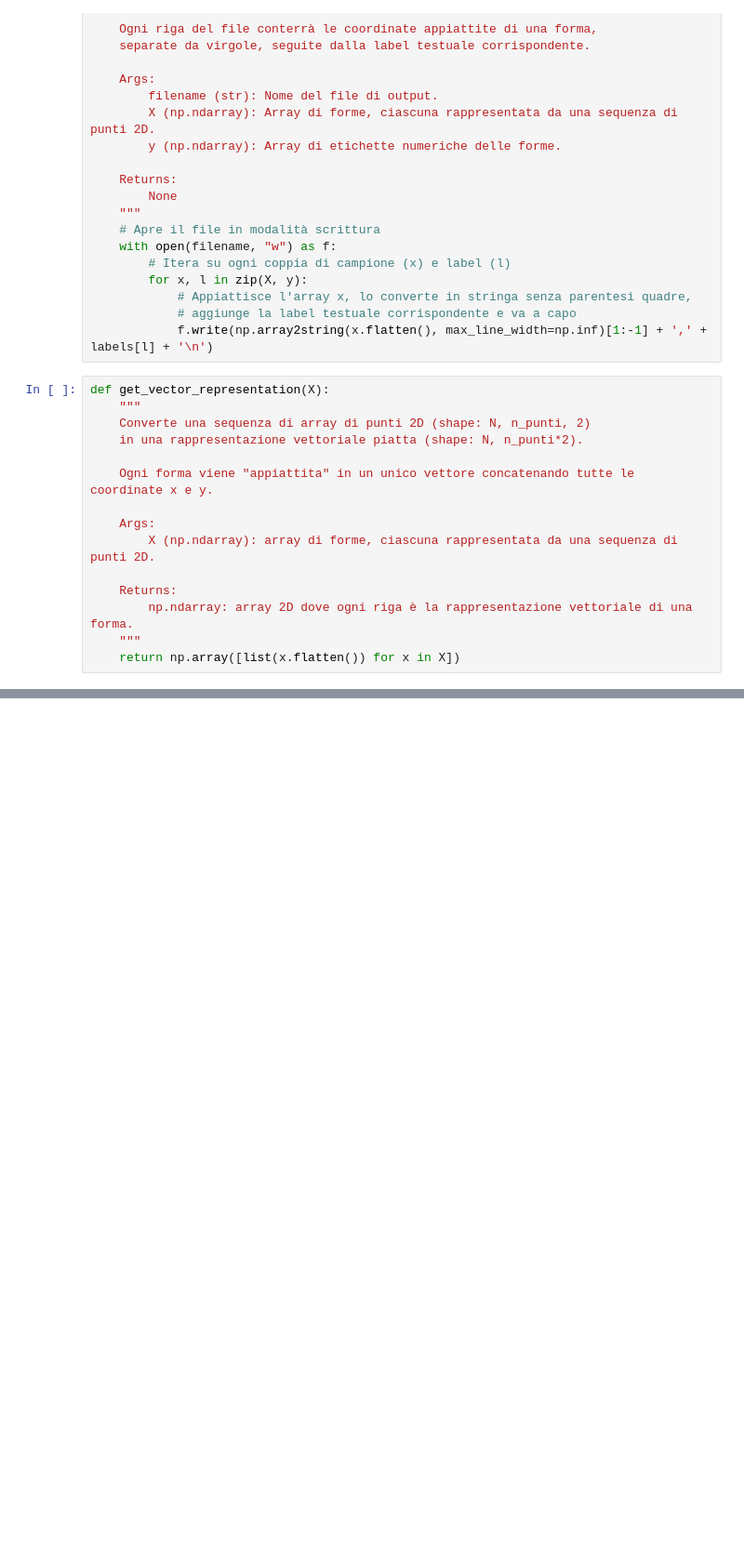
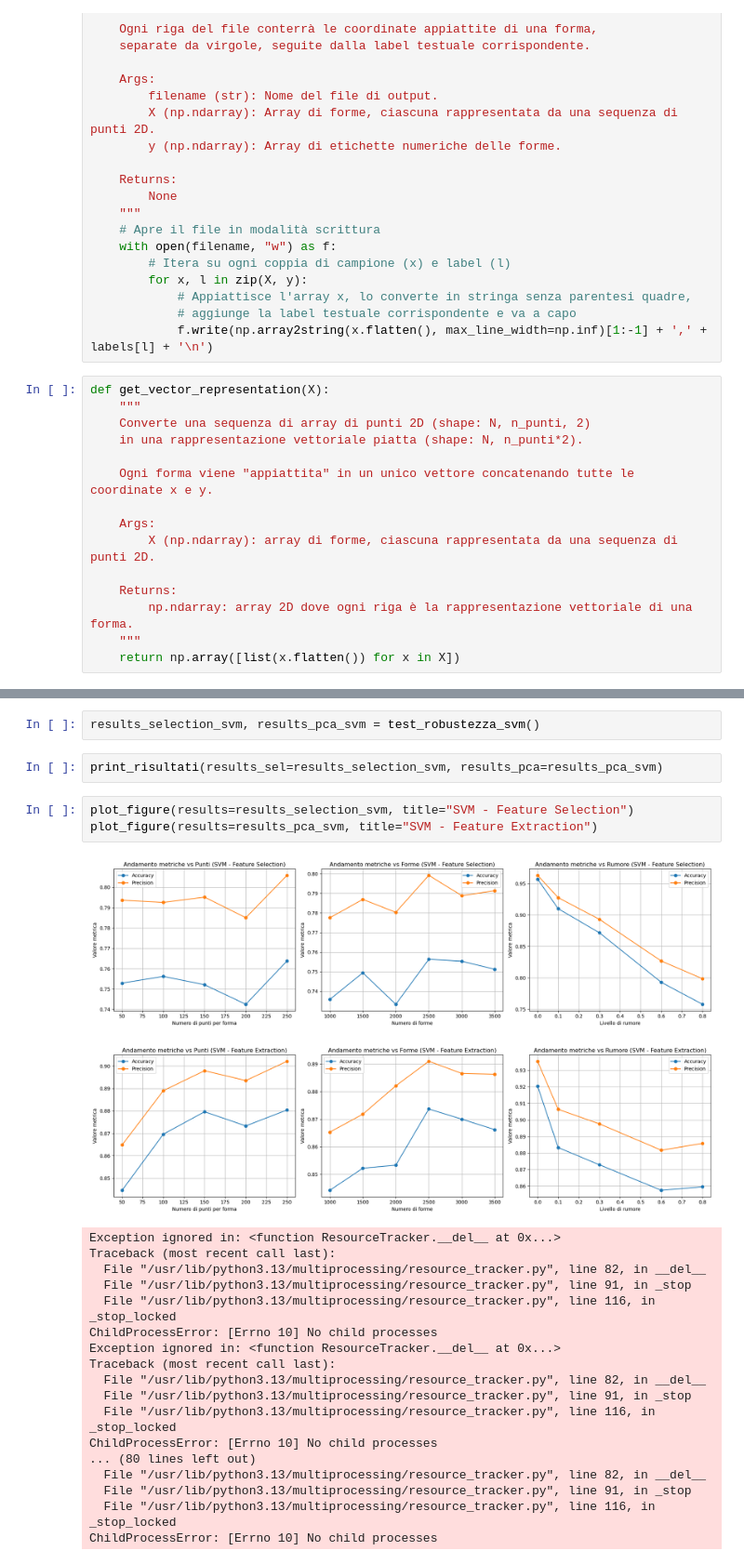
Before and after one commit to IonutZbir/University, a Jupyter notebook: Terzo_Anno/DataMining/esame/riconoscimento_forme_finale.ipynb, the cells around one changed output, grey strips where cells are left out. Shown at 93% size. Saved outputs shown, nothing was run; the diff lists cells and outputs as text; blank space fills up the shorter version.

```diff
--- a/Terzo_Anno/DataMining/esame/riconoscimento_forme_finale.ipynb
+++ b/Terzo_Anno/DataMining/esame/riconoscimento_forme_finale.ipynb
@@ -645,0 +1316,27 @@ Accuracy sul test set: 0.9100
+# %%
+results_selection_svm, results_pca_svm = test_robustezza_svm()
+# %%
+print_risultati(results_sel=results_selection_svm, results_pca=results_pca_svm)
+# %%
+plot_figure(results=results_selection_svm, title="SVM - Feature Selection")
+plot_figure(results=results_pca_svm, title="SVM - Feature Extraction")
+# %% [output]
+[figure, added]
+[figure, added]
+Exception ignored in: <function ResourceTracker.__del__ at 0x...>
+Traceback (most recent call last):
+  File "/usr/lib/python3.13/multiprocessing/resource_tracker.py", line 82, in __del__
+  File "/usr/lib/python3.13/multiprocessing/resource_tracker.py", line 91, in _stop
+  File "/usr/lib/python3.13/multiprocessing/resource_tracker.py", line 116, in _stop_locked
+ChildProcessError: [Errno 10] No child processes
+Exception ignored in: <function ResourceTracker.__del__ at 0x...>
+Traceback (most recent call last):
+  File "/usr/lib/python3.13/multiprocessing/resource_tracker.py", line 82, in __del__
+  File "/usr/lib/python3.13/multiprocessing/resource_tracker.py", line 91, in _stop
+  File "/usr/lib/python3.13/multiprocessing/resource_tracker.py", line 116, in _stop_locked
+ChildProcessError: [Errno 10] No child processes
+... (80 lines left out)
+  File "/usr/lib/python3.13/multiprocessing/resource_tracker.py", line 82, in __del__
+  File "/usr/lib/python3.13/multiprocessing/resource_tracker.py", line 91, in _stop
+  File "/usr/lib/python3.13/multiprocessing/resource_tracker.py", line 116, in _stop_locked
+ChildProcessError: [Errno 10] No child processes
```
Also changed, not shown: parts of 63 cells of this notebook, 4 other files.
